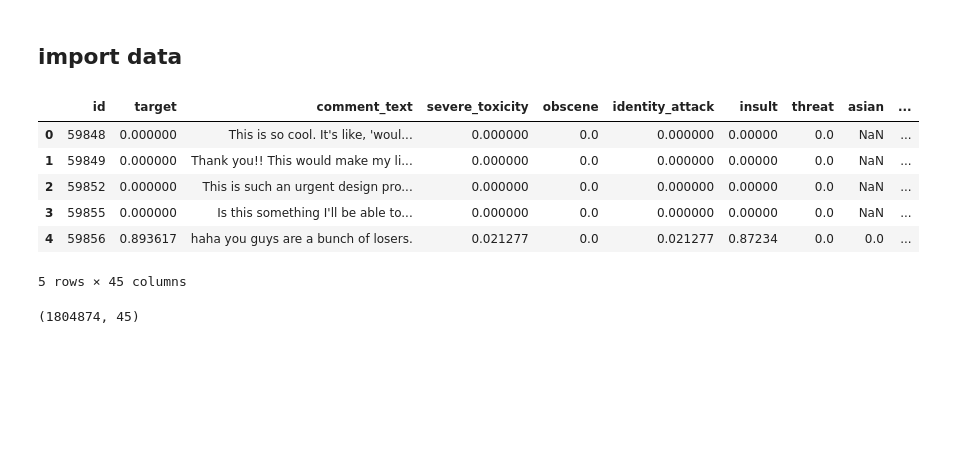
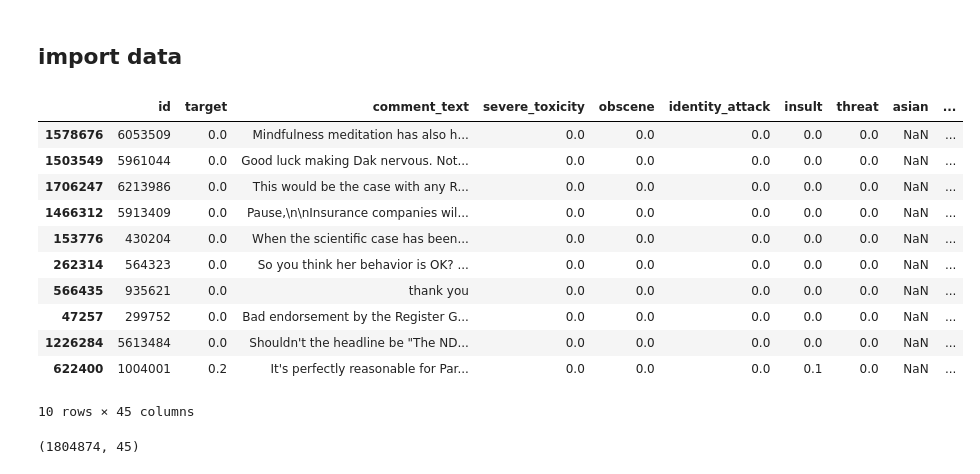
Before and after one commit to insung-hw/Jigsaw-toxicity-classification, a Jupyter notebook: jigsaw-eda.ipynb, the cells around one changed output. Cells and saved outputs as stored; diff of their text form; code cells hidden in the pictures; blank space fills up the shorter version.

Commit message:
Kaggle Notebook | Jigsaw_EDA | data overview_change head option to random sample

```diff
--- a/jigsaw-eda.ipynb
+++ b/jigsaw-eda.ipynb
@@ -16,16 +16,22 @@ DATA_PATH = "/kaggle/input/jigsaw-unintended-bias-in-toxicity-classification/"
 # %%
 df_train = pd.read_csv(DATA_PATH+"train.csv")
 df_test = pd.read_csv(DATA_PATH+"test.csv")
-# %%
-df_train.head()
-# %% [output]
-|  | id | target | comment_text | severe_toxicity | obscene | identity_attack | insult | threat | asian | ... |
-| 0 | 59848 | 0.000000 | This is so cool. It's like, 'woul... | 0.000000 | 0.0 | 0.000000 | 0.00000 | 0.0 | NaN | ... |
-| 1 | 59849 | 0.000000 | Thank you!! This would make my li... | 0.000000 | 0.0 | 0.000000 | 0.00000 | 0.0 | NaN | ... |
-| 2 | 59852 | 0.000000 | This is such an urgent design pro... | 0.000000 | 0.0 | 0.000000 | 0.00000 | 0.0 | NaN | ... |
-| 3 | 59855 | 0.000000 | Is this something I'll be able to... | 0.000000 | 0.0 | 0.000000 | 0.00000 | 0.0 | NaN | ... |
-| 4 | 59856 | 0.893617 | haha you guys are a bunch of losers. | 0.021277 | 0.0 | 0.021277 | 0.87234 | 0.0 | 0.0 | ... |
-5 rows × 45 columns
+# %%
+pd.set_option("display.max_colwidth", None) # 텍스트 데이터 생략 없이 전체 표기.
+df_train.sample(10)
+# %% [output]
+|  | id | target | comment_text | severe_toxicity | obscene | identity_attack | insult | threat | asian | ... |
+| 1578676 | 6053509 | 0.0 | Mindfulness meditation has also h... | 0.0 | 0.0 | 0.0 | 0.0 | 0.0 | NaN | ... |
+| 1503549 | 5961044 | 0.0 | Good luck making Dak nervous. Not... | 0.0 | 0.0 | 0.0 | 0.0 | 0.0 | NaN | ... |
+| 1706247 | 6213986 | 0.0 | This would be the case with any R... | 0.0 | 0.0 | 0.0 | 0.0 | 0.0 | NaN | ... |
+| 1466312 | 5913409 | 0.0 | Pause,\n\nInsurance companies wil... | 0.0 | 0.0 | 0.0 | 0.0 | 0.0 | NaN | ... |
+| 153776 | 430204 | 0.0 | When the scientific case has been... | 0.0 | 0.0 | 0.0 | 0.0 | 0.0 | NaN | ... |
+| 262314 | 564323 | 0.0 | So you think her behavior is OK? ... | 0.0 | 0.0 | 0.0 | 0.0 | 0.0 | NaN | ... |
+| 566435 | 935621 | 0.0 | thank you | 0.0 | 0.0 | 0.0 | 0.0 | 0.0 | NaN | ... |
+| 47257 | 299752 | 0.0 | Bad endorsement by the Register G... | 0.0 | 0.0 | 0.0 | 0.0 | 0.0 | NaN | ... |
+| 1226284 | 5613484 | 0.0 | Shouldn't the headline be "The ND... | 0.0 | 0.0 | 0.0 | 0.0 | 0.0 | NaN | ... |
+| 622400 | 1004001 | 0.2 | It's perfectly reasonable for Par... | 0.0 | 0.0 | 0.0 | 0.1 | 0.0 | NaN | ... |
+10 rows × 45 columns
 # %%
 df_train.shape
 # %% [output]
```
